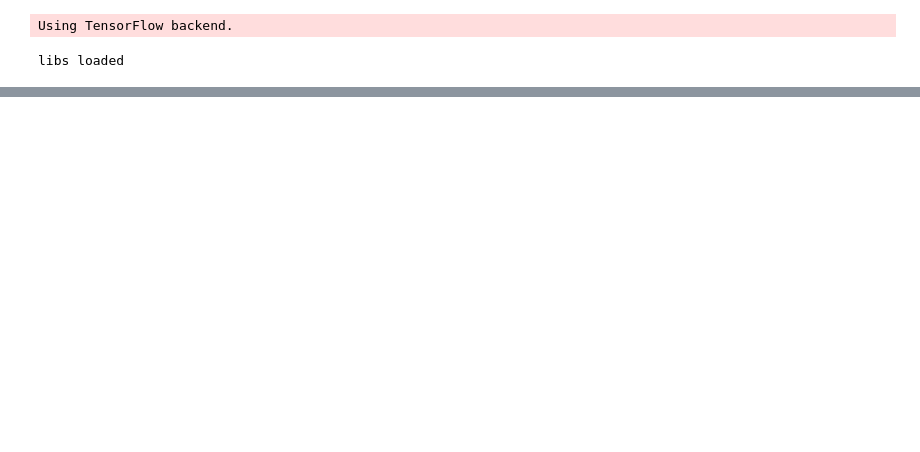
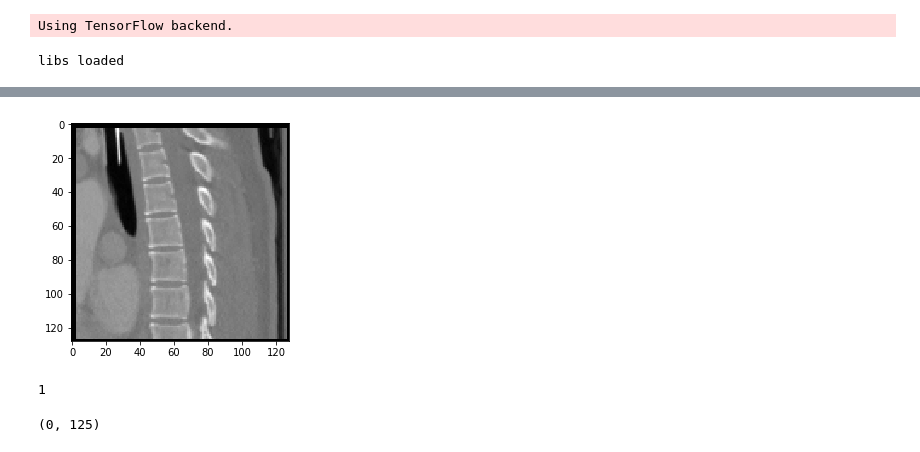
Before and after one commit to ianchen1015/spine, a Jupyter notebook: segmentation/segmentation.ipynb, the cells around one changed output, grey strips where cells are left out. Drawn from its saved outputs; the diff is of its cells as text; code cells hidden in the pictures; blank space fills up the shorter version.

```diff
--- a/segmentation/segmentation.ipynb
+++ b/segmentation/segmentation.ipynb
@@ -245,0 +283,50 @@ model.load_weights('./save/model_weights.h5')
+# %%
+import random
+
+def generator(batch_size, filenames):
+    size = 128
+    shape = (batch_size, size, size, size, 1)
+
+    x_out = np.zeros(shape)
+    y_out = np.zeros(shape)
+
+    for i in range(batch_size):
+        filename = random.choice(filenames)
+        #filename = filenames[0]
+        x = np.load(data_path.format('x') + filename)
+        y = np.load(data_path.format('y') + filename)
+        x = np.reshape(x, (size, size, size, -1))
+        y = np.reshape(y, (size, size, size, -1))
+        #x_out[i] = x
+        #y_out[i] = y
+
+        # bias
+        bias = 3
+        x_bias, y_bias, z_bias = random.randint(-bias,bias), random.randint(-bias,bias), random.randint(-bias,bias)
+        x_range = (x_bias, 127) if x_bias > 0 else (0, size + x_bias -1)
+        y_range = (y_bias, 127) if y_bias > 0 else (0, size + y_bias -1)
+        z_range = (z_bias, 127) if z_bias > 0 else (0, size + z_bias -1)
+
+        x_out[i,x_range[0]:x_range[1],y_range[0]:y_range[1],z_range[0]:z_range[1],:] = x[x_range[0]:x_range[1],y_range[0]:y_range[1],z_range[0]:z_range[1]]
+
+
+
+    #yield (x_out, y_out)
+    x_out = np.reshape(x_out, (128, 128, 128))
+    plt.imshow(x_out[:,:,65], cmap='gray')
+
+generator(1, training_filenames)
+# %% [output]
+[figure, added]
+# %%
+print(random.randint(-2,2))
+# %% [output]
+1
+# %%
+    x_bias, y_bias, z_bias = random.randint(-2,2), random.randint(-2,2), random.randint(-2,2)
+    x_range = (x_bias, 127) if x_bias > 0 else (0, size + x_bias -1)
+    y_range = (y_bias, 127) if y_bias > 0 else (0, size + y_bias -1)
+    z_range = (z_bias, 127) if z_bias > 0 else (0, size + z_bias -1)
+    print(x_range)
+# %% [output]
+(0, 125)
```
Also changed, not shown: parts of 10 cells of this notebook, 22 other files.
